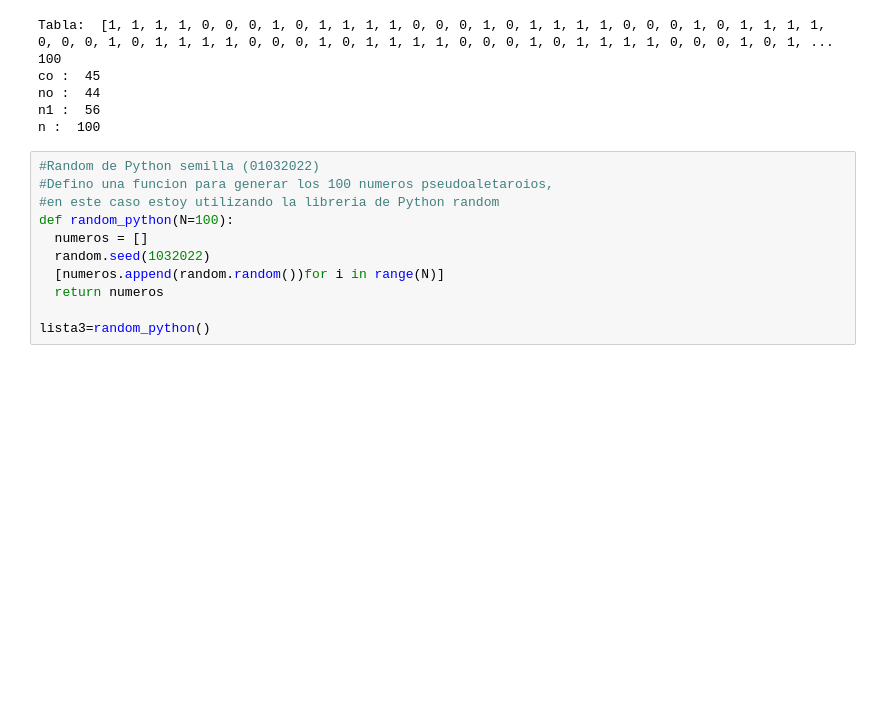
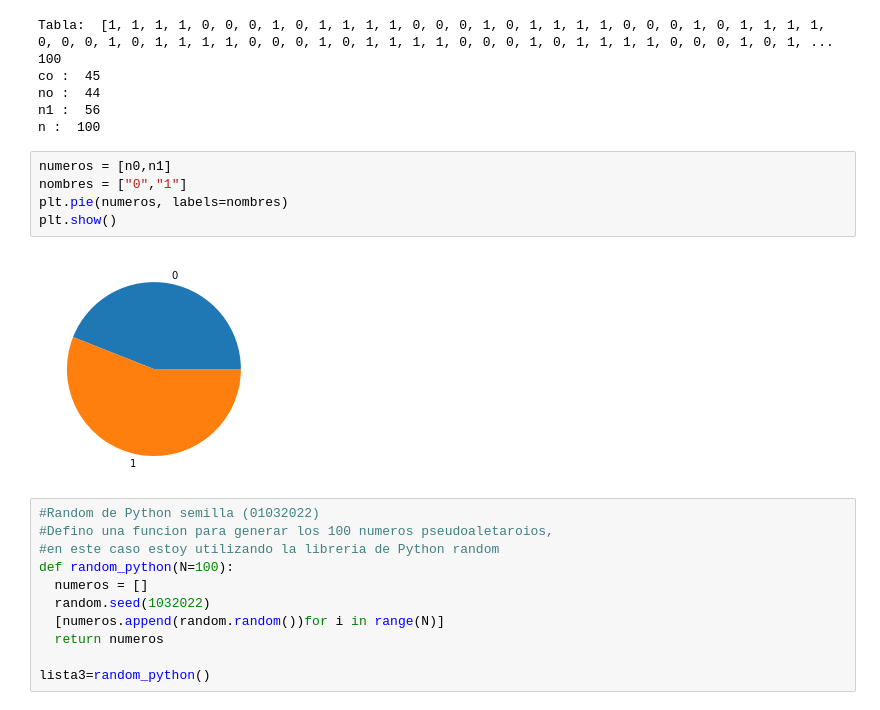
Before and after one commit to DianaTixi/SimulacionP60, a Jupyter notebook: Prueba2_TixiDiana.ipynb, the cells around one changed output. Drawn from its saved outputs; the diff is of its cells as text; blank space fills up the shorter version.

```diff
--- a/Prueba2_TixiDiana.ipynb
+++ b/Prueba2_TixiDiana.ipynb
@@ -156,6 +163,13 @@ co :  45
 no :  44
 n1 :  56
 n :  100
+# %%
+numeros = [n0,n1]
+nombres = ["0","1"]
+plt.pie(numeros, labels=nombres)
+plt.show()
+# %% [output]
+[figure, added]
 # %%
 #Random de Python semilla (01032022)
 #Defino una funcion para generar los 100 numeros pseudoaletaroios,
```
Also changed, not shown: parts of 5 cells of this notebook.
